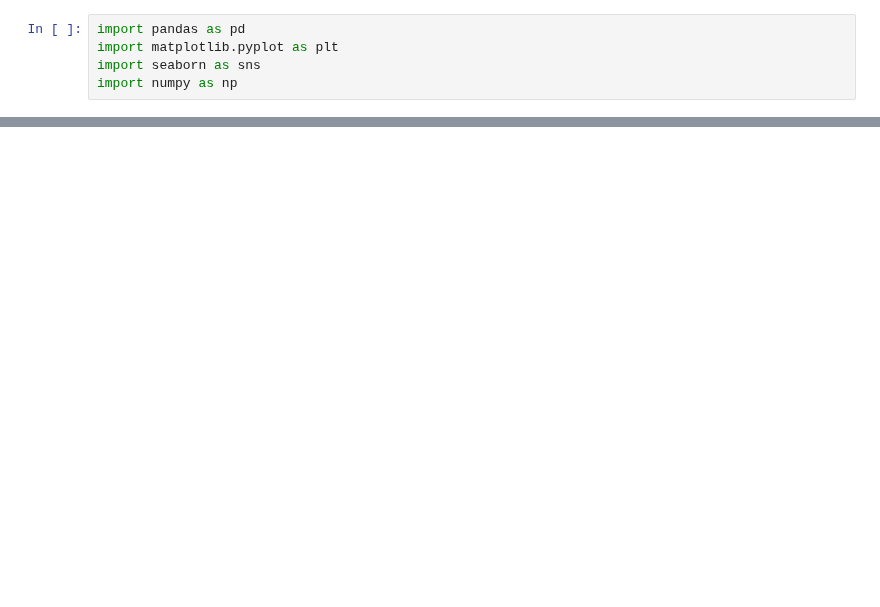
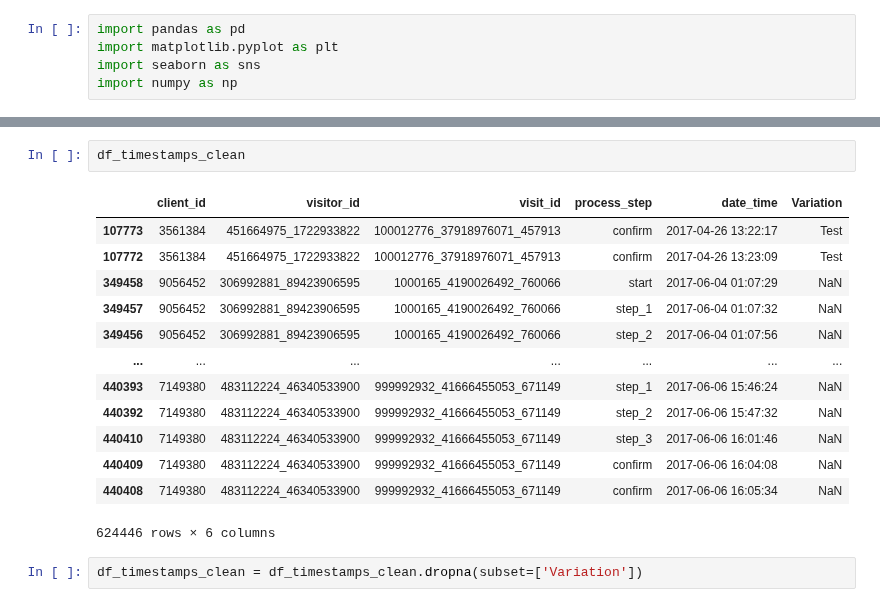
Before and after one commit to SunMax44/vanguard-ab-test, a Jupyter notebook: rafa_day3_script.ipynb, the cells around one changed output, grey strips where cells are left out. Drawn from its saved outputs; the diff is of its cells as text; blank space fills up the shorter version.

```diff
--- a/rafa_day3_script.ipynb
+++ b/rafa_day3_script.ipynb
@@ -27,0 +47,18 @@ df_final_web_data_cc
+# %%
+df_timestamps_clean
+# %% [output]
+|  | client_id | visitor_id | visit_id | process_step | date_time | Variation |
+| 107773 | 3561384 | 451664975_1722933822 | 100012776_37918976071_457913 | confirm | 2017-04-26 13:22:17 | Test |
+| 107772 | 3561384 | 451664975_1722933822 | 100012776_37918976071_457913 | confirm | 2017-04-26 13:23:09 | Test |
+| 349458 | 9056452 | 306992881_89423906595 | 1000165_4190026492_760066 | start | 2017-06-04 01:07:29 | NaN |
+| 349457 | 9056452 | 306992881_89423906595 | 1000165_4190026492_760066 | step_1 | 2017-06-04 01:07:32 | NaN |
+| 349456 | 9056452 | 306992881_89423906595 | 1000165_4190026492_760066 | step_2 | 2017-06-04 01:07:56 | NaN |
+| ... | ... | ... | ... | ... | ... | ... |
+| 440393 | 7149380 | 483112224_46340533900 | 999992932_41666455053_671149 | step_1 | 2017-06-06 15:46:24 | NaN |
+| 440392 | 7149380 | 483112224_46340533900 | 999992932_41666455053_671149 | step_2 | 2017-06-06 15:47:32 | NaN |
+| 440410 | 7149380 | 483112224_46340533900 | 999992932_41666455053_671149 | step_3 | 2017-06-06 16:01:46 | NaN |
+| 440409 | 7149380 | 483112224_46340533900 | 999992932_41666455053_671149 | confirm | 2017-06-06 16:04:08 | NaN |
+| 440408 | 7149380 | 483112224_46340533900 | 999992932_41666455053_671149 | confirm | 2017-06-06 16:05:34 | NaN |
+624446 rows × 6 columns
+# %%
+df_timestamps_clean = df_timestamps_clean.dropna(subset=['Variation'])
```
Also changed, not shown: parts of 35 cells of this notebook, 1 other file.
